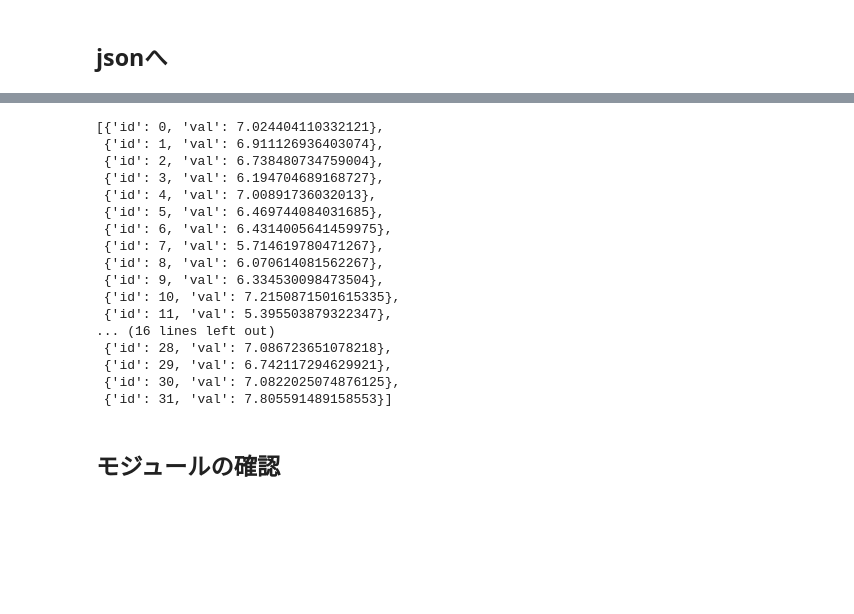
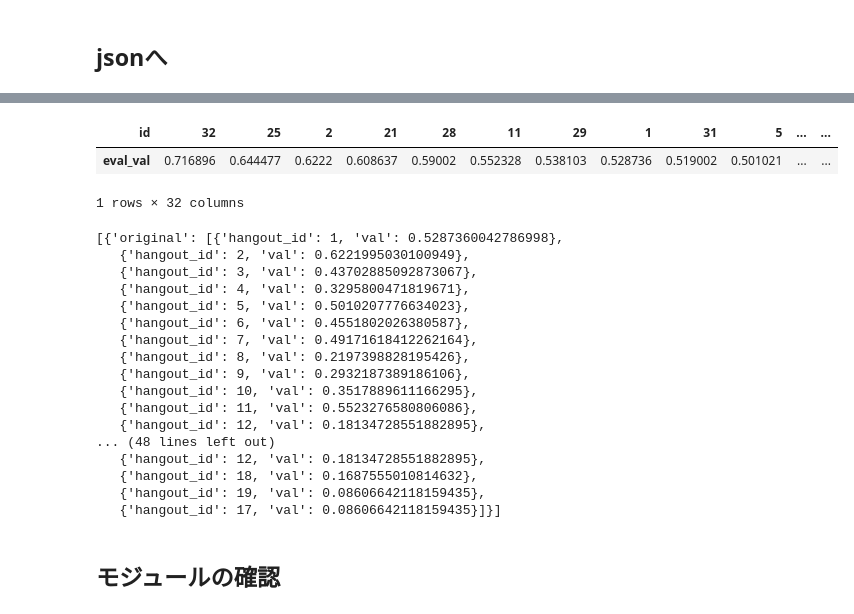
Before and after one commit to flock-geekten/recommendation-models, a Jupyter notebook: workspace/fun_reco.ipynb, the cells around one changed output, grey strips where cells are left out. Saved outputs shown, nothing was run; the diff lists cells and outputs as text; code cells hidden in the pictures; blank space fills up the shorter version.

Commit message:
Add sorting for evaluation values

```diff
--- a/workspace/fun_reco.ipynb
+++ b/workspace/fun_reco.ipynb
@@ -262,6 +287,7 @@ eval_vals = A * expected_value_mm + B * variation_mm
 # %%
 df_eval_vals = pd.DataFrame(eval_vals, index=y_pred.index, columns=["eval_val"])
-df_eval_vals.sort_values("eval_val", ascending=False)
+df_eval_vals_sorted = df_eval_vals.sort_values("eval_val", ascending=False)
+df_eval_vals_sorted
 # %% [output]
 |  | eval_val |
 | id |  |
@@ -319,2 +340,8 @@ Name: 95%, dtype: float64
+# %%
+df_eval_vals_sorted.T
+# %% [output]
+| id | 32 | 25 | 2 | 21 | 28 | 11 | 29 | 1 | 31 | 5 | ... | ... |
+| eval_val | 0.716896 | 0.644477 | 0.6222 | 0.608637 | 0.59002 | 0.552328 | 0.538103 | 0.528736 | 0.519002 | 0.501021 | ... | ... |
+1 rows × 32 columns
 # %%
 y_pred_json = []
@@ -323,23 +353,23 @@ for i, val in enumerate(y_pred_95):
-# %%
-y_pred_json
-# %% [output]
-[{'id': 0, 'val': 7.024404110332121},
- {'id': 1, 'val': 6.911126936403074},
- {'id': 2, 'val': 6.738480734759004},
- {'id': 3, 'val': 6.194704689168727},
- {'id': 4, 'val': 7.00891736032013},
- {'id': 5, 'val': 6.469744084031685},
- {'id': 6, 'val': 6.4314005641459975},
- {'id': 7, 'val': 5.714619780471267},
- {'id': 8, 'val': 6.070614081562267},
- {'id': 9, 'val': 6.334530098473504},
- {'id': 10, 'val': 7.2150871501615335},
- {'id': 11, 'val': 5.395503879322347},
-... (16 lines left out)
- {'id': 28, 'val': 7.086723651078218},
- {'id': 29, 'val': 6.742117294629921},
- {'id': 30, 'val': 7.0822025074876125},
- {'id': 31, 'val': 7.805591489158553}]
+# %%
+y_pred_json
+# %% [output]
+[{'original': [{'hangout_id': 1, 'val': 0.5287360042786998},
+   {'hangout_id': 2, 'val': 0.6221995030100949},
+   {'hangout_id': 3, 'val': 0.43702885092873067},
+   {'hangout_id': 4, 'val': 0.3295800471819671},
+   {'hangout_id': 5, 'val': 0.5010207776634023},
+   {'hangout_id': 6, 'val': 0.4551802026380587},
+   {'hangout_id': 7, 'val': 0.49171618412262164},
+   {'hangout_id': 8, 'val': 0.2197398828195426},
+   {'hangout_id': 9, 'val': 0.2932187389186106},
+   {'hangout_id': 10, 'val': 0.3517889611166295},
+   {'hangout_id': 11, 'val': 0.5523276580806086},
+   {'hangout_id': 12, 'val': 0.18134728551882895},
+... (48 lines left out)
+   {'hangout_id': 12, 'val': 0.18134728551882895},
+   {'hangout_id': 18, 'val': 0.1687555010814632},
+   {'hangout_id': 19, 'val': 0.08606642118159435},
+   {'hangout_id': 17, 'val': 0.08606642118159435}]}]
 # %% [markdown]
 ## モジュールの確認
 # %%
```
Also changed, not shown: parts of 8 cells of this notebook, 1 other file.
